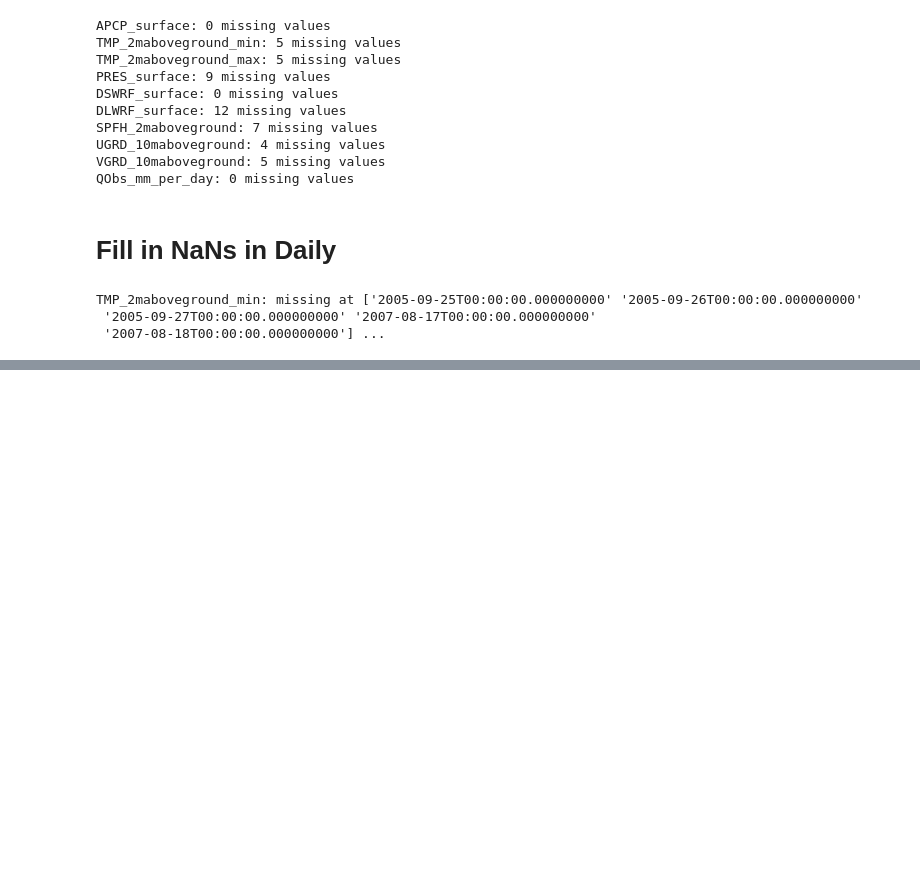
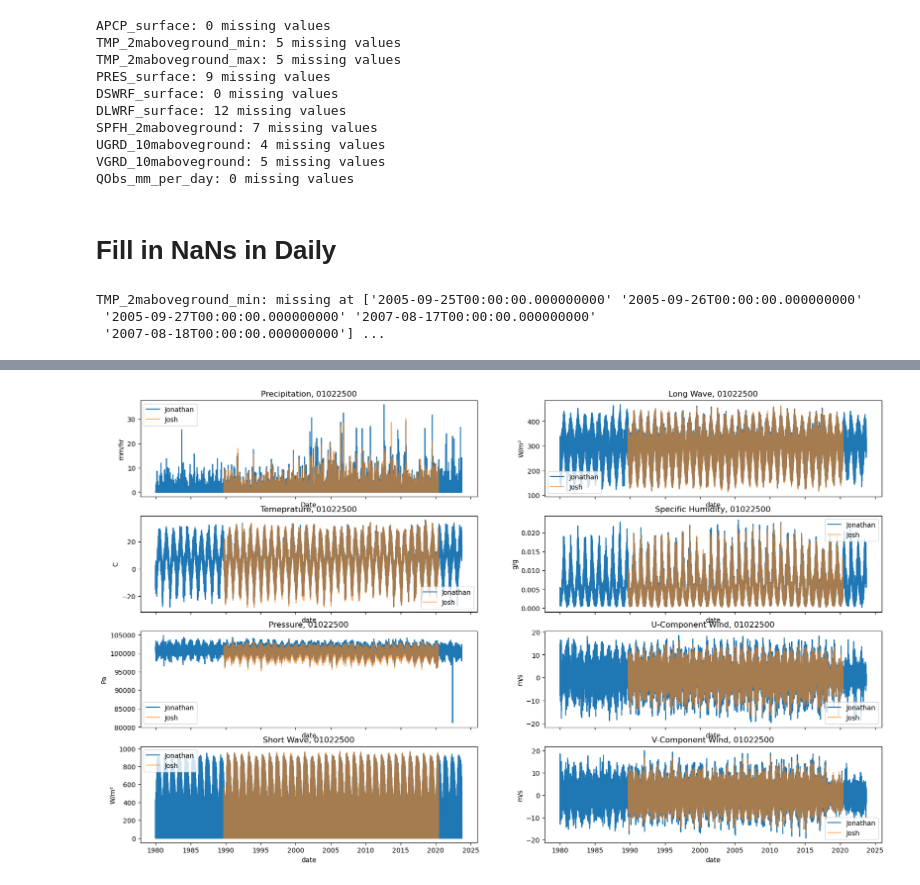
Before and after one commit to mines-ciroh/neuralhydrology, a Jupyter notebook: examples/07-DifferentialCFE-Model/developing_AORC_dataset.ipynb, the cells around one changed output, grey strips where cells are left out. Cells and saved outputs as stored; diff of their text form; code cells hidden in the pictures; blank space fills up the shorter version.

```diff
--- a/examples/07-DifferentialCFE-Model/developing_AORC_dataset.ipynb
+++ b/examples/07-DifferentialCFE-Model/developing_AORC_dataset.ipynb
@@ -333,0 +537,77 @@ TMP_2maboveground_min: missing at ['2005-09-25T00:00:00.000000000' '2005-09-26T0
+# %%
+jonathan_data = xr.open_dataset(hourly_destination / "01022500.nc")
+josh_data = xr.open_dataset("/Users/ziyu/Library/CloudStorage/OneDrive-ColoradoSchoolofMines/Documents/College/ResearchStuff/NextGen/Code/data/AORC_Hourly/time_series/01022500.nc")
+
+
+import matplotlib.pyplot as plt
+# plot
+fig, axes = plt.subplots(4, 2, figsize=(20, 12), sharex=True)
+
+# Precip
+ax = axes[0, 0]
+jonathan_data["APCP_surface"].plot(ax=ax, label="Jonathan")
+josh_data["APCP_surface"].plot(ax=ax, label="Josh", alpha=0.6)
+ax.set_ylabel("mm/hr")
+ax.set_xlabel("Date")
+ax.set_title("Precipitation, 01022500")
+ax.legend()
+
+# Temp
+ax = axes[1, 0]
+jonathan_data["TMP_2maboveground"].plot(ax=ax, label="Jonathan")
+josh_data["TMP_2maboveground"].plot(ax=ax, label="Josh", alpha=0.6)
+ax.set_ylabel("C")
+ax.set_title("Temeprature, 01022500")
+ax.legend()
+
+# Pressure
+ax = axes[2, 0]
+jonathan_data["PRES_surface"].plot(ax=ax, label="Jonathan")
+josh_data["PRES_surface"].plot(ax=ax, label="Josh", alpha=0.6)
+ax.set_ylabel("Pa")
+ax.set_title("Pressure, 01022500")
+ax.legend()
+
+# DSWRF
+ax = axes[3, 0]
+jonathan_data["DSWRF_surface"].plot(ax=ax, label="Jonathan")
+josh_data["DSWRF_surface"].plot(ax=ax, label="Josh", alpha=0.6)
+ax.set_ylabel("W/m²")
+ax.set_title("Short Wave, 01022500")
+ax.legend()
+
+# DLWRF
+ax = axes[0, 1]
+jonathan_data["DLWRF_surface"].plot(ax=ax, label="Jonathan")
+josh_data["DLWRF_surface"].plot(ax=ax, label="Josh", alpha=0.6)
+ax.set_ylabel("W/m²")
+ax.set_title("Long Wave, 01022500")
+ax.legend()
+
+# Specific Humidity
+ax = axes[1, 1]
+jonathan_data["SPFH_2maboveground"].plot(ax=ax, label="Jonathan")
+josh_data["SPFH_2maboveground"].plot(ax=ax, label="Josh", alpha=0.6)
+ax.set_ylabel("g/g")
+ax.set_title("Specific Humidity, 01022500")
+ax.legend()
+
+# Specific Humidity
+ax = axes[2, 1]
+jonathan_data["UGRD_10maboveground"].plot(ax=ax, label="Jonathan")
+josh_data["UGRD_10maboveground"].plot(ax=ax, label="Josh", alpha=0.6)
+ax.set_ylabel("m/s")
+ax.set_title("U-Component Wind, 01022500")
+ax.legend()
+
+# Specific Humidity
+ax = axes[3, 1]
+jonathan_data["VGRD_10maboveground"].plot(ax=ax, label="Jonathan")
+josh_data["VGRD_10maboveground"].plot(ax=ax, label="Josh", alpha=0.6)
+ax.set_ylabel("m/s")
+ax.set_title("V-Component Wind, 01022500")
+ax.legend()
+
+plt.show()
+# %% [output]
+[figure, added]
```
Also changed, not shown: parts of 11 cells of this notebook, 1 other file.
